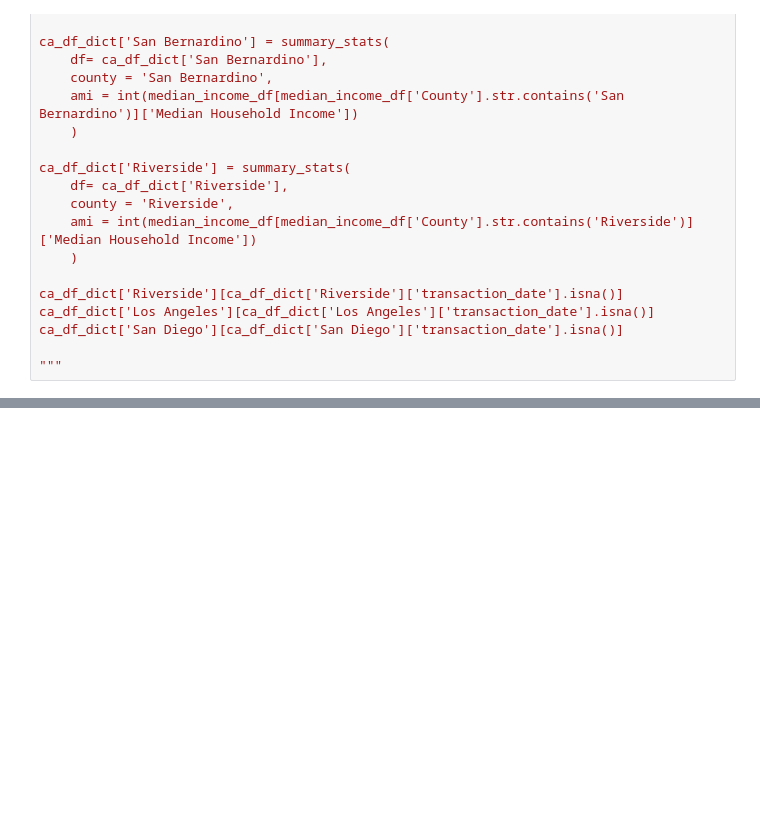
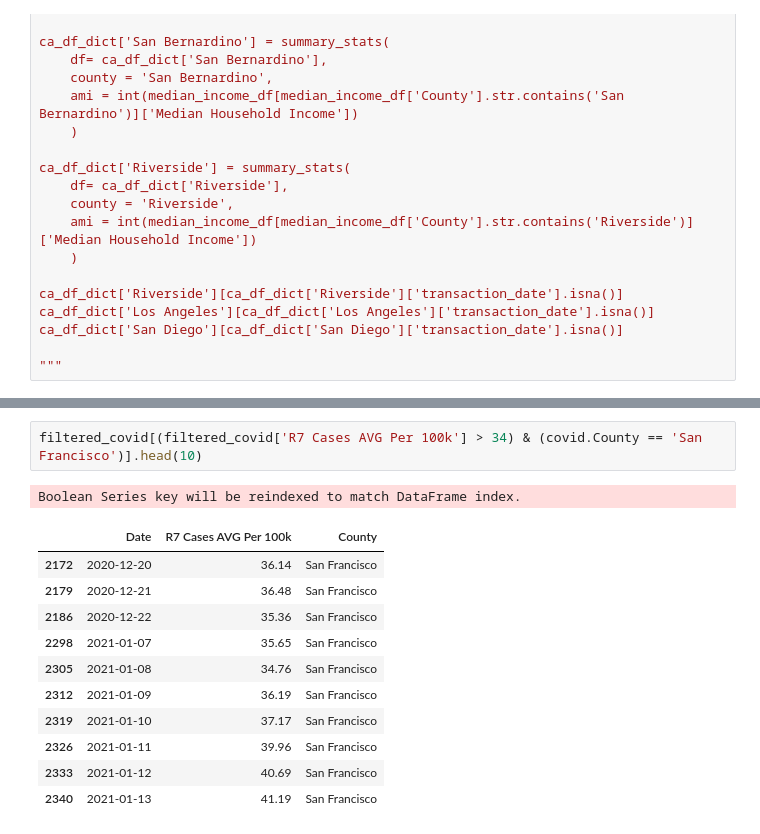
Before and after one commit to adityahpatel/SIADS691-Covid-Real-Estate, a Jupyter notebook: EDA_4_report.ipynb, the cells around one changed output, grey strips where cells are left out. Drawn from its saved outputs; the diff is of its cells as text; blank space fills up the shorter version.

```diff
--- a/EDA_4_report.ipynb
+++ b/EDA_4_report.ipynb
@@ -487,0 +533,15 @@ ca_df_dict['San Diego'][ca_df_dict['San Diego']['transaction_date'].isna()]
+# %%
+filtered_covid[(filtered_covid['R7 Cases AVG Per 100k'] > 34) & (covid.County == 'San Francisco')].head(10)
+# %% [output]
+Boolean Series key will be reindexed to match DataFrame index.
+|  | Date | R7 Cases AVG Per 100k | County |
+| 2172 | 2020-12-20 | 36.14 | San Francisco |
+| 2179 | 2020-12-21 | 36.48 | San Francisco |
+| 2186 | 2020-12-22 | 35.36 | San Francisco |
+| 2298 | 2021-01-07 | 35.65 | San Francisco |
+| 2305 | 2021-01-08 | 34.76 | San Francisco |
+| 2312 | 2021-01-09 | 36.19 | San Francisco |
+| 2319 | 2021-01-10 | 37.17 | San Francisco |
+| 2326 | 2021-01-11 | 39.96 | San Francisco |
+| 2333 | 2021-01-12 | 40.69 | San Francisco |
+| 2340 | 2021-01-13 | 41.19 | San Francisco |
```
Also changed, not shown: parts of 36 cells of this notebook.
